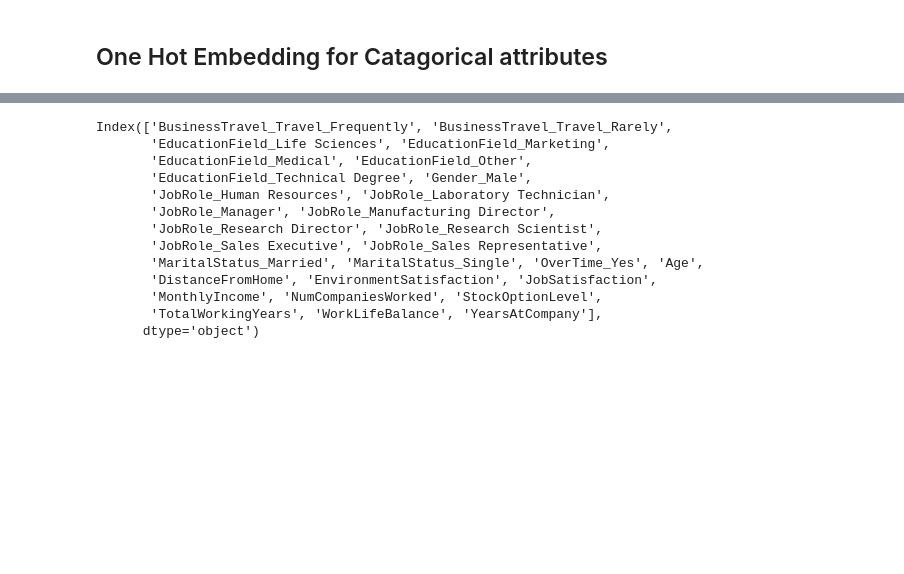
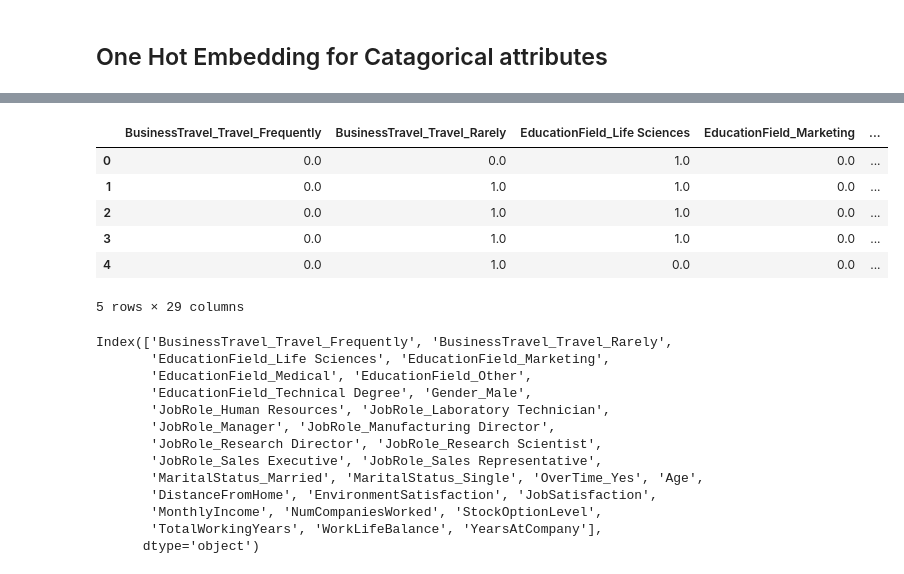
Before and after one commit to iam-ajmunna/Predicting-Employee-Attrition-A-Machine-Learning-Approach-to-Workforce-Retention, a Jupyter notebook: Notebook/Predicting Employee Attrition.ipynb, the cells around one changed output, grey strips where cells are left out. Cells and saved outputs as stored; diff of their text form; code cells hidden in the pictures; blank space fills up the shorter version.

```diff
--- a/Notebook/Predicting Employee Attrition.ipynb
+++ b/Notebook/Predicting Employee Attrition.ipynb
@@ -123,2 +224,12 @@ X.head()
 5 rows × 29 columns
+# %%
+X_test.head()
+# %% [output]
+|  | BusinessTravel_Travel_Frequently | BusinessTravel_Travel_Rarely | EducationField_Life Sciences | EducationField_Marketing | ... |
+| 0 | 0.0 | 0.0 | 1.0 | 0.0 | ... |
+| 1 | 0.0 | 1.0 | 1.0 | 0.0 | ... |
+| 2 | 0.0 | 1.0 | 1.0 | 0.0 | ... |
+| 3 | 0.0 | 1.0 | 1.0 | 0.0 | ... |
+| 4 | 0.0 | 1.0 | 0.0 | 0.0 | ... |
+5 rows × 29 columns
 # %%
```
Also changed, not shown: parts of 48 cells of this notebook, 16 other files.
